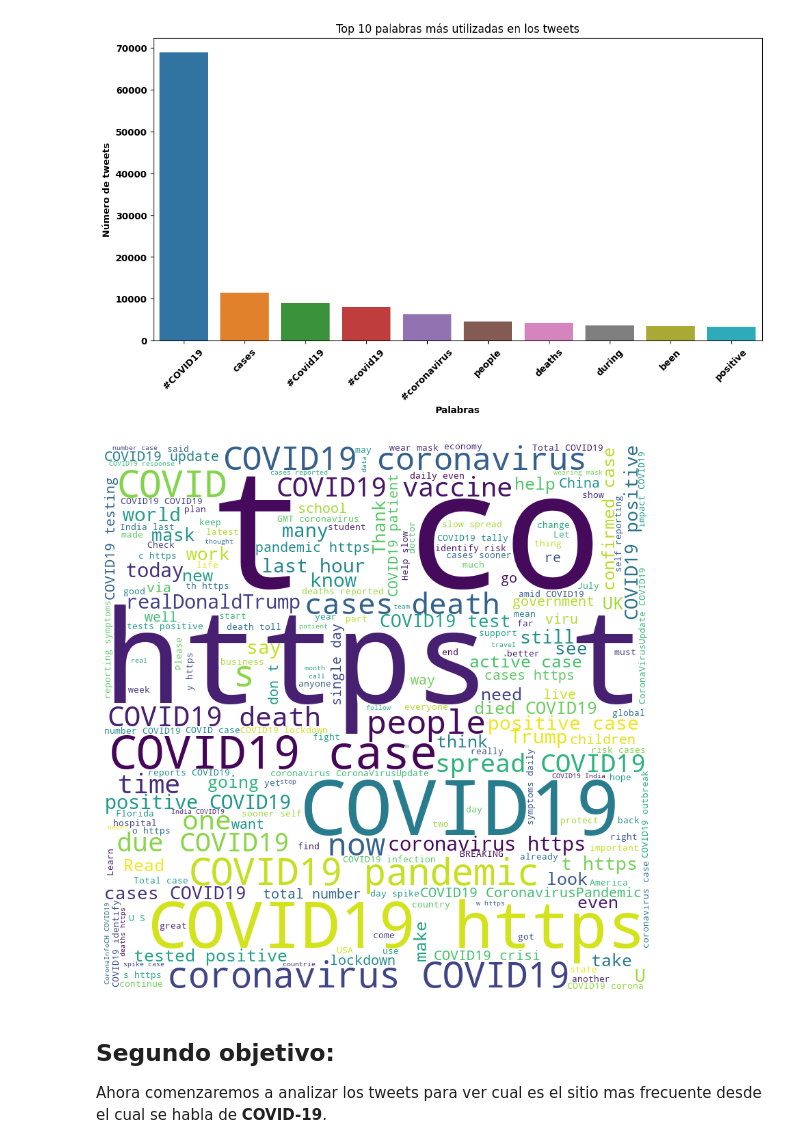
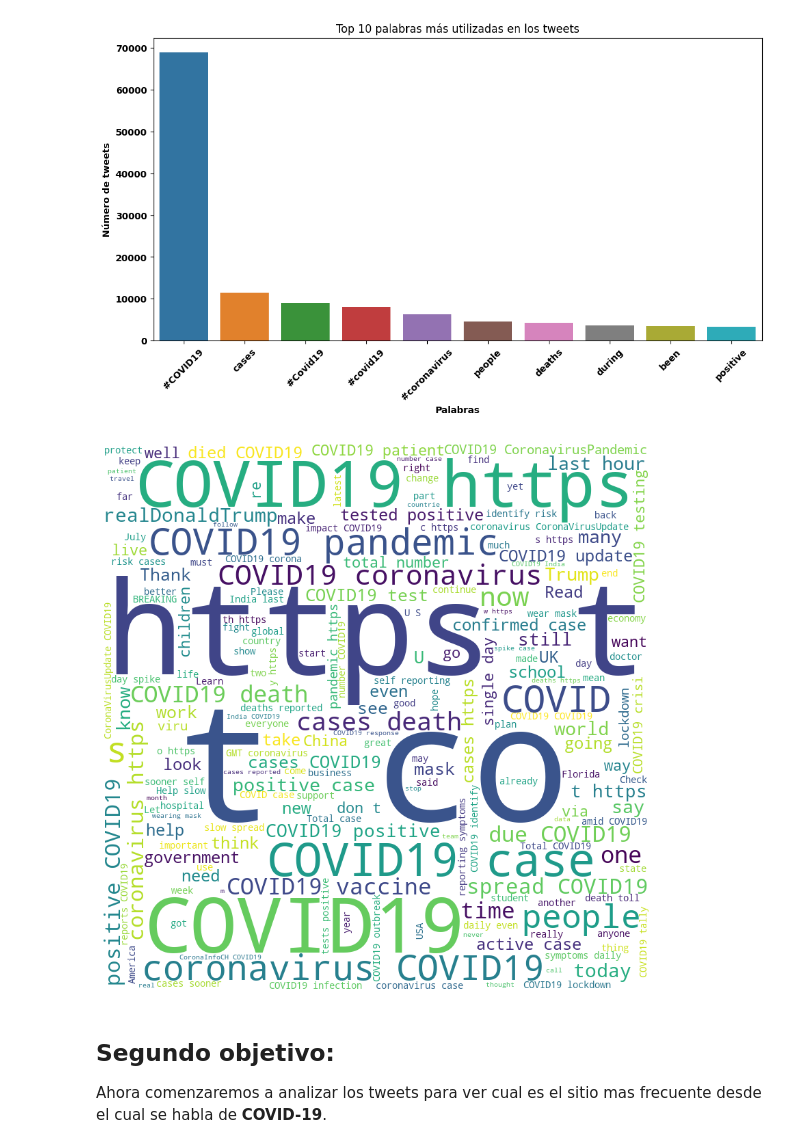
Before and after one commit to Enriquepardo/Dataset-Covid, a Jupyter notebook: DataSet_COVID.ipynb, the cells around one changed output. Drawn from its saved outputs; the diff is of its cells as text; code cells hidden in the pictures.

```diff
--- a/DataSet_COVID.ipynb
+++ b/DataSet_COVID.ipynb
@@ -316,35 +316,35 @@ plt.show()
 # %%
 #  Heatmap de las palabras más utilizadas en los tweets
 from wordcloud import WordCloud
 
 #  Creamos una lista con las palabras más utilizadas en los tweets
 top_10_palabras = [x[0] for x in top_10_palabras]
 
 #  Creamos una lista con los tweets
-tweets = df_filt2['text'].tolist()
+tweets = df_filt3['text'].tolist()
 
 #  Creamos una lista con los tweets que contengan las palabras más utilizadas
 tweets_top_10_palabras = []
 for tweet in tweets:
     for palabra in top_10_palabras:
         if palabra in tweet:
             tweets_top_10_palabras.append(tweet)
             break
 
 #  Creamos un string con todos los tweets que contengan las palabras más utilizadas
 tweets_top_10_palabras = ' '.join(tweets_top_10_palabras)
 
 #  Creamos el WordCloud
 wordcloud = WordCloud(width=800, height=800, background_color='white', min_font_size=10).generate(tweets_top_10_palabras)
 
 #  Mostramos el WordCloud
 plt.figure(figsize=(8, 8), facecolor=None)
 plt.imshow(wordcloud)
 plt.axis('off')
 plt.tight_layout(pad=0)
 plt.show()
 # %% [output]
-[figure, old version]
+[figure, new version]
 # %% [markdown]
 ## Segundo objetivo:
 Ahora comenzaremos a analizar los tweets para ver cual es el sitio mas frecuente desde el cual se habla de **COVID-19**.
```
Also changed, not shown: parts of 16 cells of this notebook, 1 other file.
